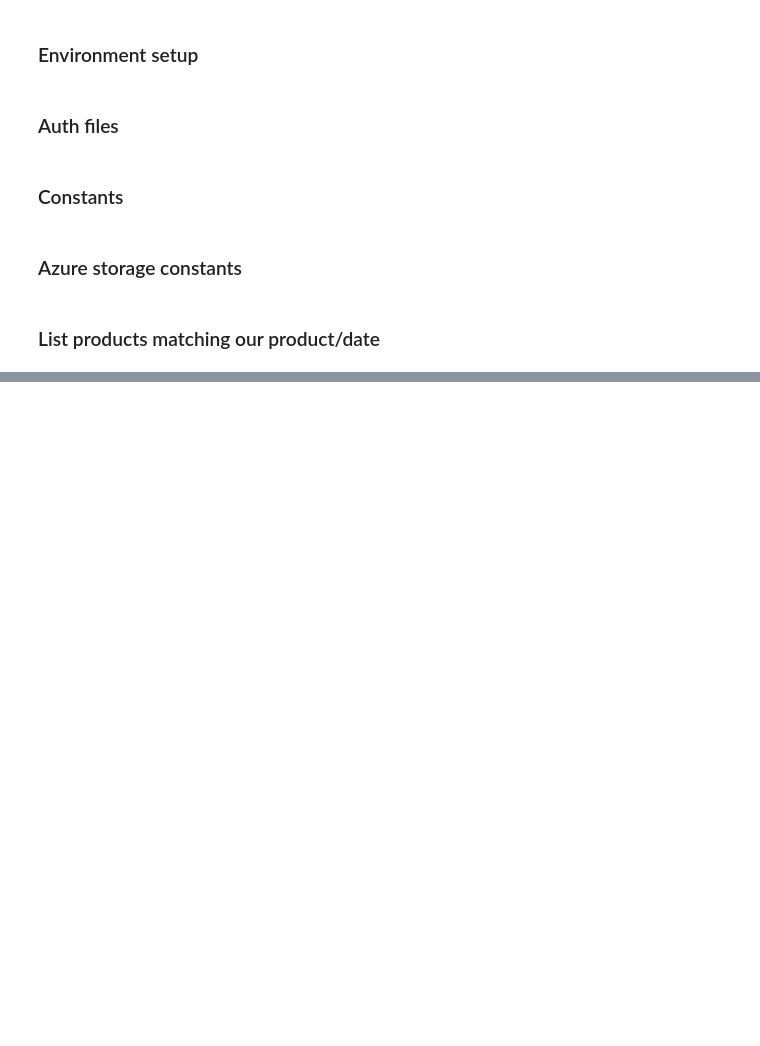
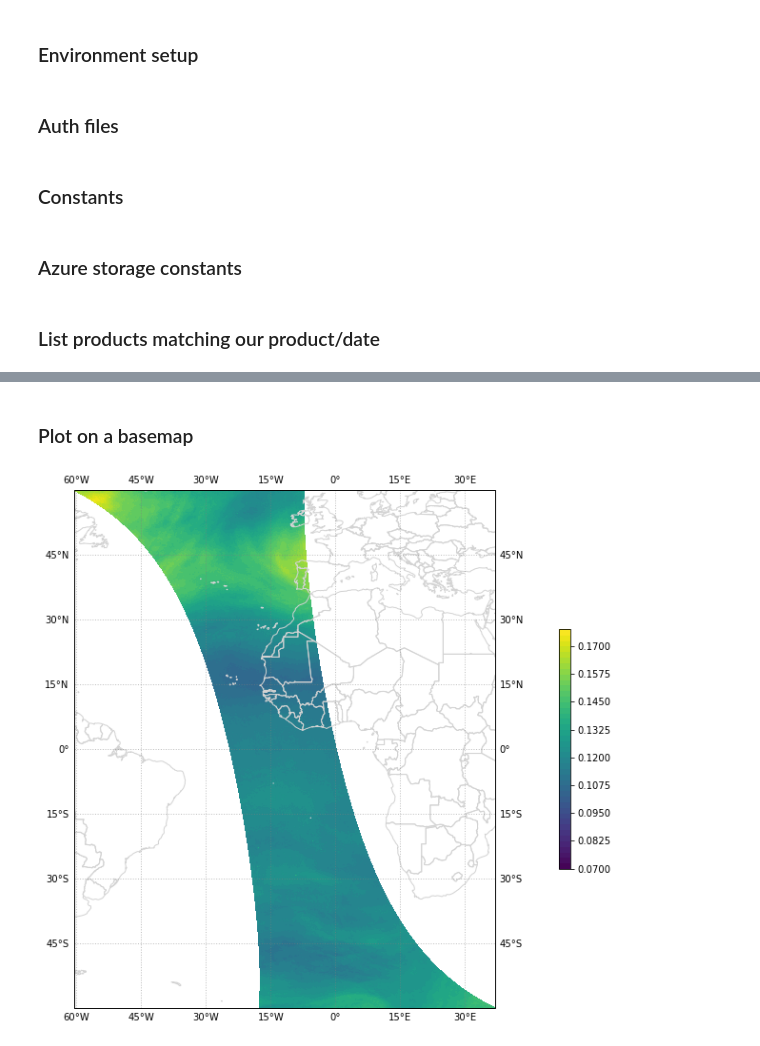
Before and after one commit to microsoft/AIforEarthDataSets, a Jupyter notebook: data/sentinel-5p.ipynb, the cells around one changed output, grey strips where cells are left out. Cells and saved outputs as stored; diff of their text form; code cells hidden in the pictures; blank space fills up the shorter version.

```diff
--- a/data/sentinel-5p.ipynb
+++ b/data/sentinel-5p.ipynb
@@ -74,0 +189,27 @@ print(ds)
+# %% [markdown]
+### Plot on a basemap
+# %%
+import matplotlib.pyplot as plt
+import cartopy.crs as ccrs
+import cartopy.feature as cfeature
+from cartopy.mpl.gridliner import LONGITUDE_FORMATTER, LATITUDE_FORMATTER
+from cartopy.feature import NaturalEarthFeature
+
+figure, ax = plt.subplots(figsize=(15, 10))
+ax = plt.axes(projection=ccrs.PlateCarree(central_longitude=0.0))
+
+# Prepare the background and axes
+boundaries = cfeature.NaturalEarthFeature(
+    category='cultural',name='admin_0_countries',scale='50m',facecolor='none')
+ax.add_feature(boundaries, edgecolor='lightgray')
+gl = ax.gridlines(crs=ccrs.PlateCarree(), draw_labels=True,
+                  linewidth=1, color='gray', alpha=0.5, linestyle=':')
+gl.xformatter = LONGITUDE_FORMATTER; gl.yformatter = LATITUDE_FORMATTER
+ax.set_extent(plot_extent,ccrs.PlateCarree())
+
+# Plot
+plt.contourf(lon, lat, z, 50, transform=ccrs.PlateCarree())
+plt.colorbar(fraction=0.015, pad=0.08)
+plt.show()
+# %% [output]
+[figure, added]
```
Also changed, not shown: parts of 14 cells of this notebook.
